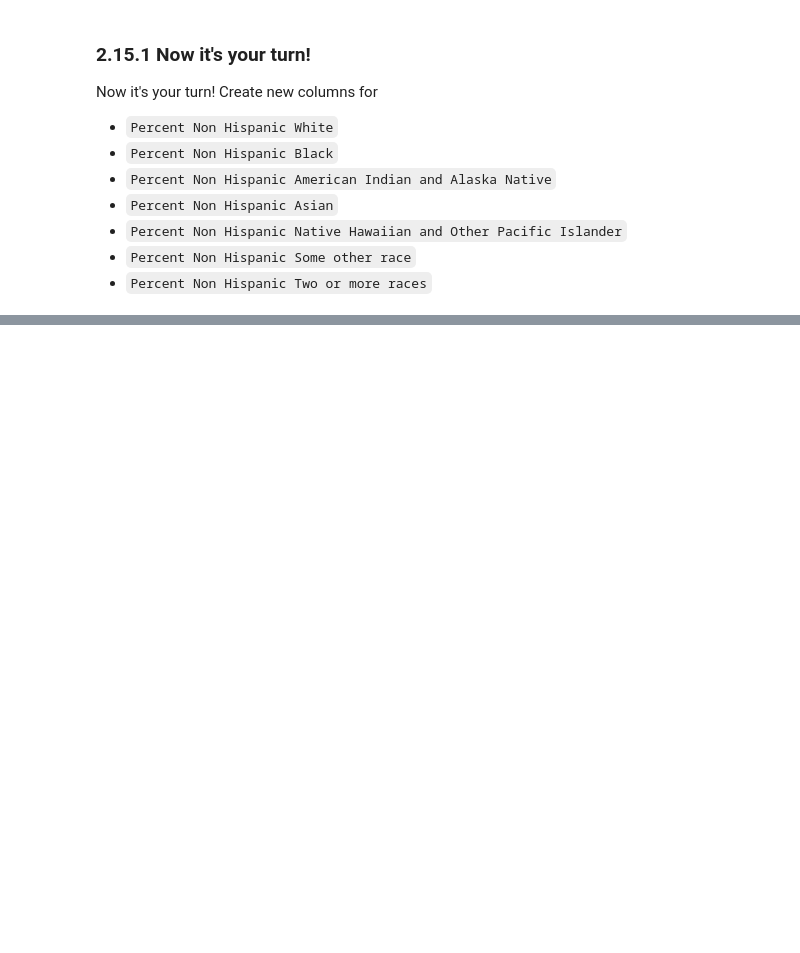
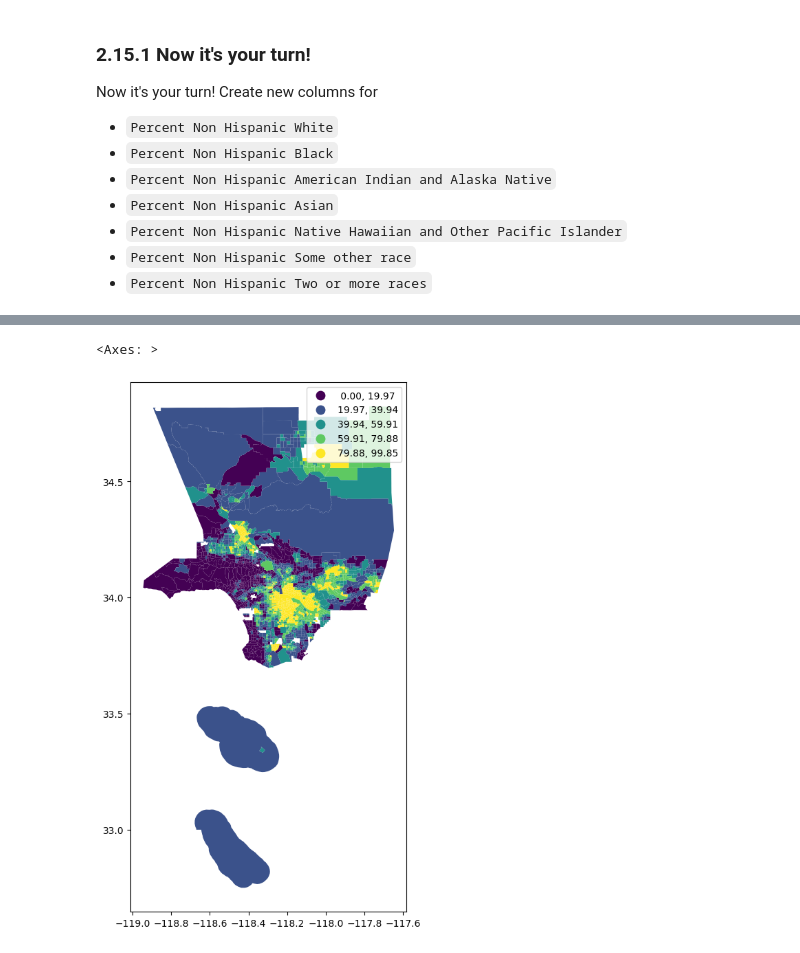
Before and after one commit to phamin2001/census_data, a Jupyter notebook: censusdata-census reporter.ipynb, the cells around one changed output, grey strips where cells are left out. Cells and saved outputs as stored; diff of their text form; code cells hidden in the pictures; blank space fills up the shorter version.

```diff
--- a/censusdata-census reporter.ipynb
+++ b/censusdata-census reporter.ipynb
@@ -555,0 +606,8 @@ Now it's your turn! Create new columns for
+# %%
+gdf.plot(figsize=(12,10),
+                 column='Percent Hispanic',
+                 legend=True,
+                 scheme='equal_interval')
+# %% [output]
+<Axes: >
+[figure, added]
```
Also changed, not shown: parts of 6 cells of this notebook.
